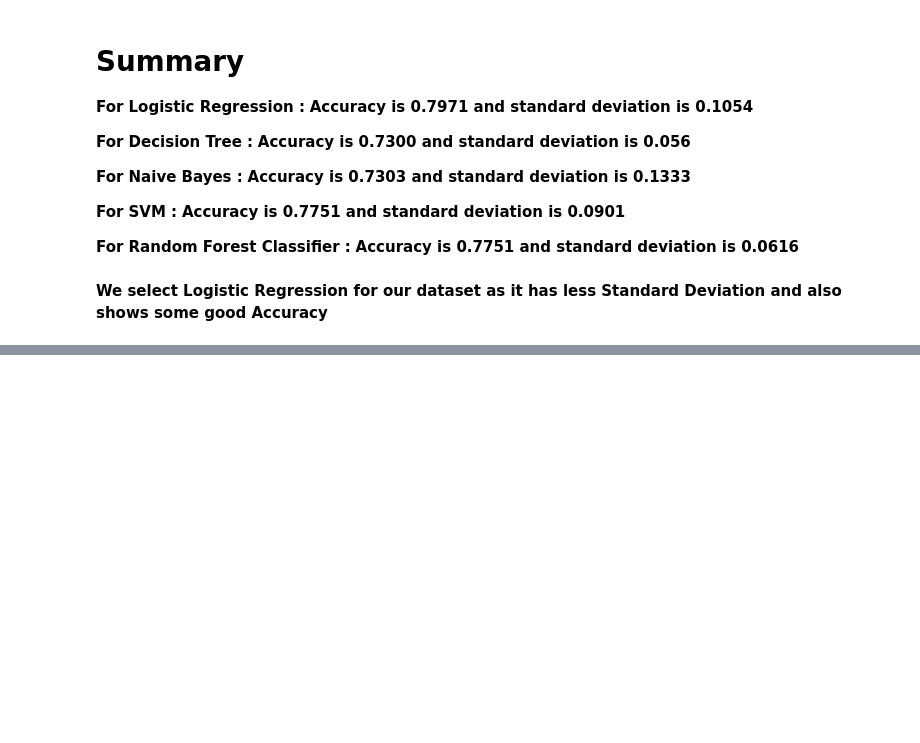
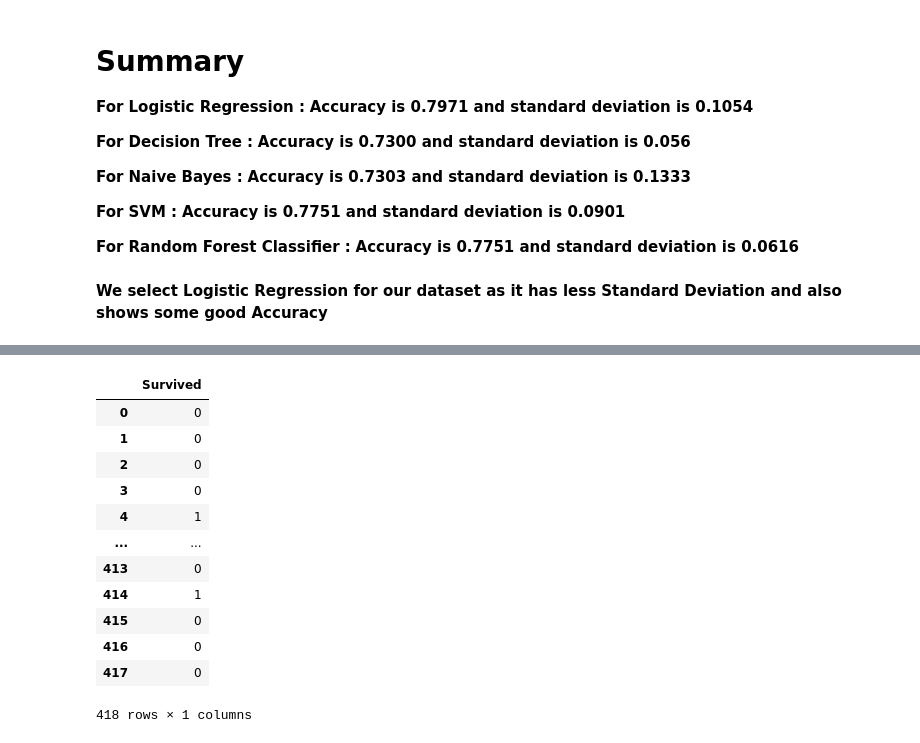
Before and after one commit to Jainam18/Titanic_MachineLearning_KaggleCompetition, a Jupyter notebook: titanic.ipynb, the cells around one changed output, grey strips where cells are left out. Saved outputs shown, nothing was run; the diff lists cells and outputs as text; code cells hidden in the pictures; blank space fills up the shorter version.

```diff
--- a/titanic.ipynb
+++ b/titanic.ipynb
@@ -438,4 +452,20 @@ array([0, 0, 0, 0, 1, 0, 1, 0, 1, 0, 0, 0, 1, 0, 1, 1, 0, 0, 1, 1, 0, 0,
 # %%
 import numpy as np
 import pandas as pd
-predict = pd.DataFrame(yhat_Test, columns=['Survived']).to_csv('Survived_Test.csv')
+predict = pd.DataFrame(yhat_Test, columns=['Survived'])
+# %%
+predict
+# %% [output]
+|  | Survived |
+| 0 | 0 |
+| 1 | 0 |
+| 2 | 0 |
+| 3 | 0 |
+| 4 | 1 |
+| ... | ... |
+| 413 | 0 |
+| 414 | 1 |
+| 415 | 0 |
+| 416 | 0 |
+| 417 | 0 |
+418 rows × 1 columns
```
Also changed, not shown: parts of 14 cells of this notebook.
